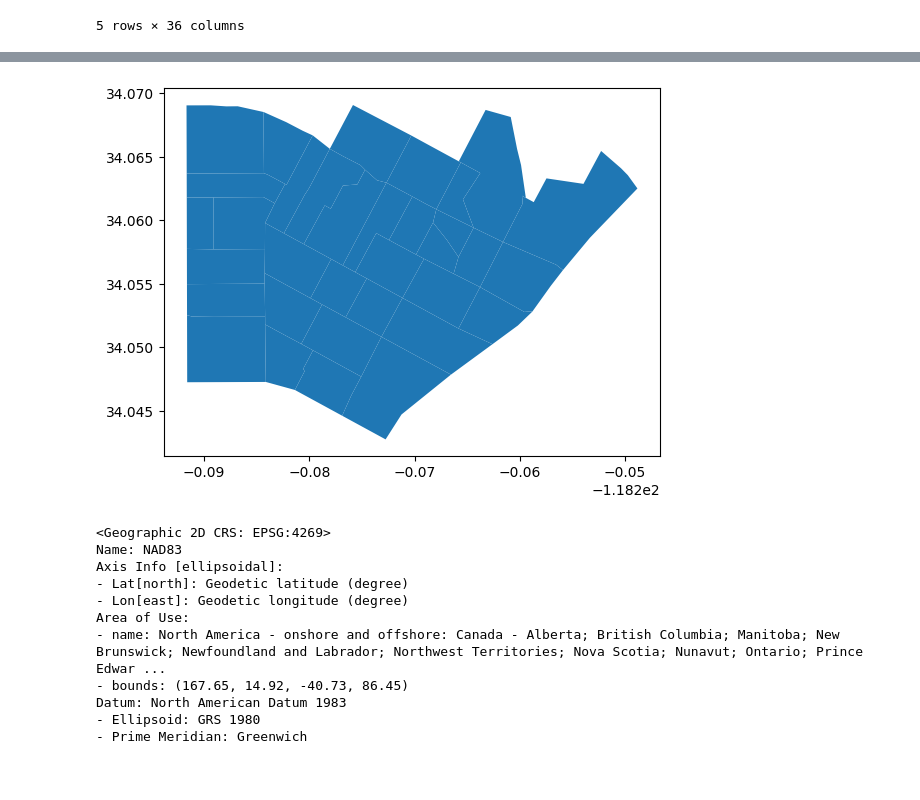
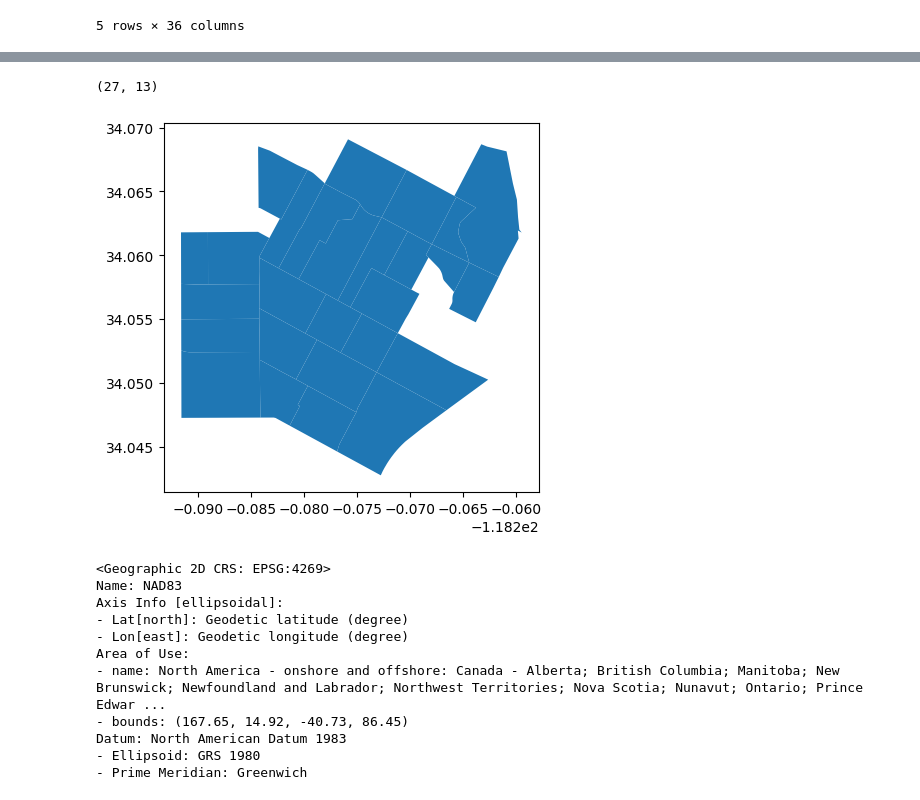
Before and after one commit to evaneliz/534groupprojfiles, a Jupyter notebook: group_project_4.ipynb, the cells around one changed output, grey strips where cells are left out. Drawn from its saved outputs; the diff is of its cells as text; code cells hidden in the pictures.

```diff
--- a/group_project_4.ipynb
+++ b/group_project_4.ipynb
@@ -59,7 +56,13 @@ gdf.head()
+# %%
+name = ['2111.24', '2111.23' , '2134.02' , '2134.01' , '2122.04' , '2122.03' , '2122.02' , '2100.10' , '2098.20', '2098.10' , '2095.20' , '2095.10' , '2094.03' , '2094.02' , '2094.01' , '2093' , '2092.01' , '2092.02' , '2091.06' , '2091.05' , '2091.04' , '2091.03' , '2089.04' , '2089.03' , '2089.02' , '2088.02' , '2088.01' , '2087.20' , '2087.10' , '2085.02' , '2084.01' , '2083.02' , '2083.01' , '2080.01']
+gdf_tracts = gdf[gdf["NAME"].isin(name)]
+gdf_tracts.shape
+# %% [output]
+(27, 13)
 # %%
-ax = gdf.plot()
+ax = gdf_tracts.plot()
 # %% [output]
-[figure, old version]
+[figure, new version]
 # %%
 gdf.crs
 # %% [output]
```
Also changed, not shown: parts of 5 cells of this notebook.
